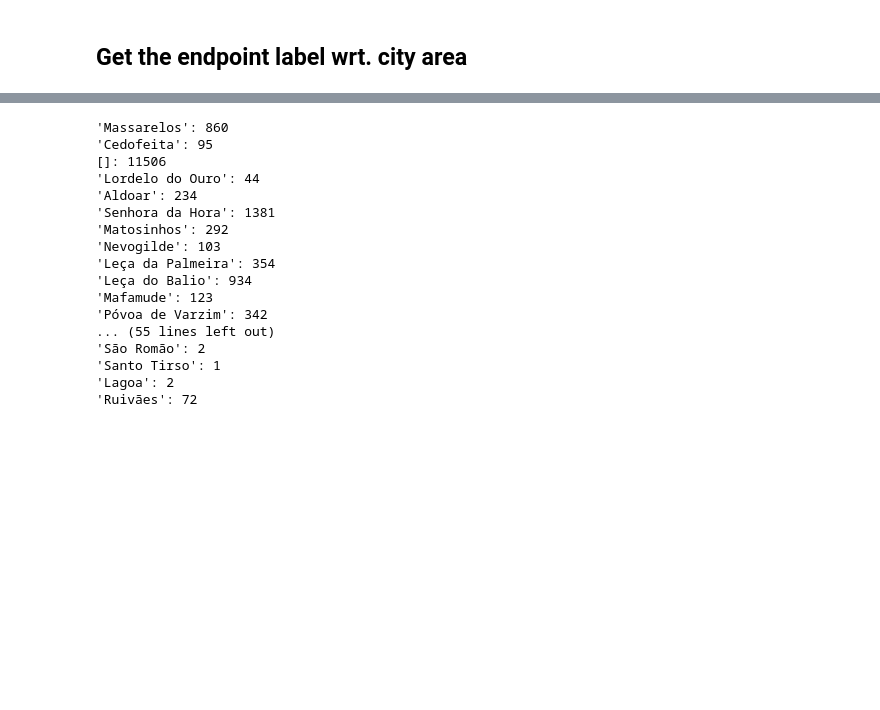
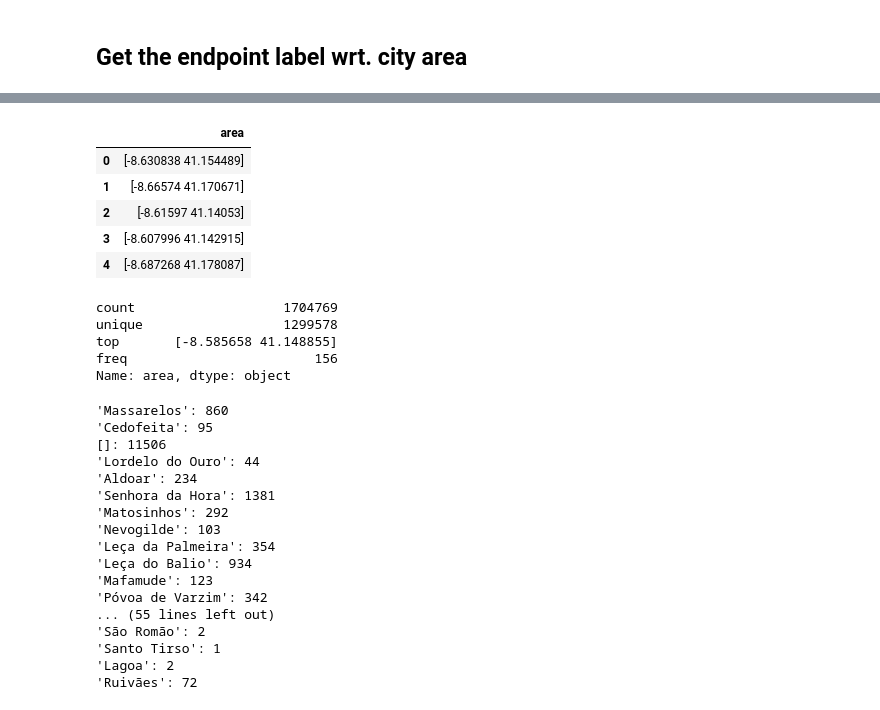
Before and after one commit to DongzhenHuangfu/taxi-trajectory-destination-prediction, a Jupyter notebook: data_analyse.ipynb, the cells around one changed output, grey strips where cells are left out. Cells and saved outputs as stored; diff of their text form; code cells hidden in the pictures; blank space fills up the shorter version.

```diff
--- a/data_analyse.ipynb
+++ b/data_analyse.ipynb
@@ -33,3 +39,20 @@ Name: name, dtype: object
+# %%
+test.head()
+# %% [output]
+|  | area |
+| 0 | [-8.630838 41.154489] |
+| 1 | [-8.66574 41.170671] |
+| 2 | [-8.61597 41.14053] |
+| 3 | [-8.607996 41.142915] |
+| 4 | [-8.687268 41.178087] |
+# %%
+test["area"].describe()
+# %% [output]
+count                   1704769
+unique                  1299578
+top       [-8.585658 41.148855]
+freq                        156
+Name: area, dtype: object
 # %%
 track_data = pd.read_csv("./train.csv")
 # %%
```
Also changed, not shown: parts of 5 cells of this notebook, 8 other files.
